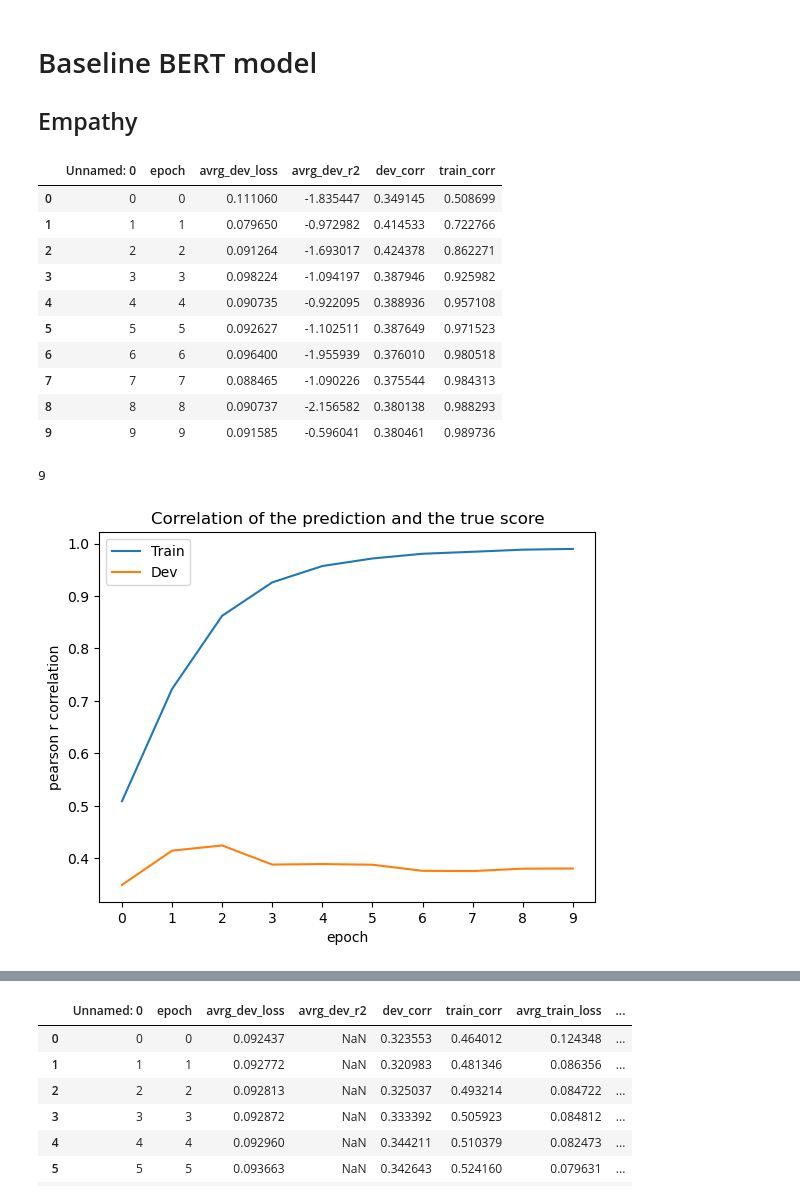
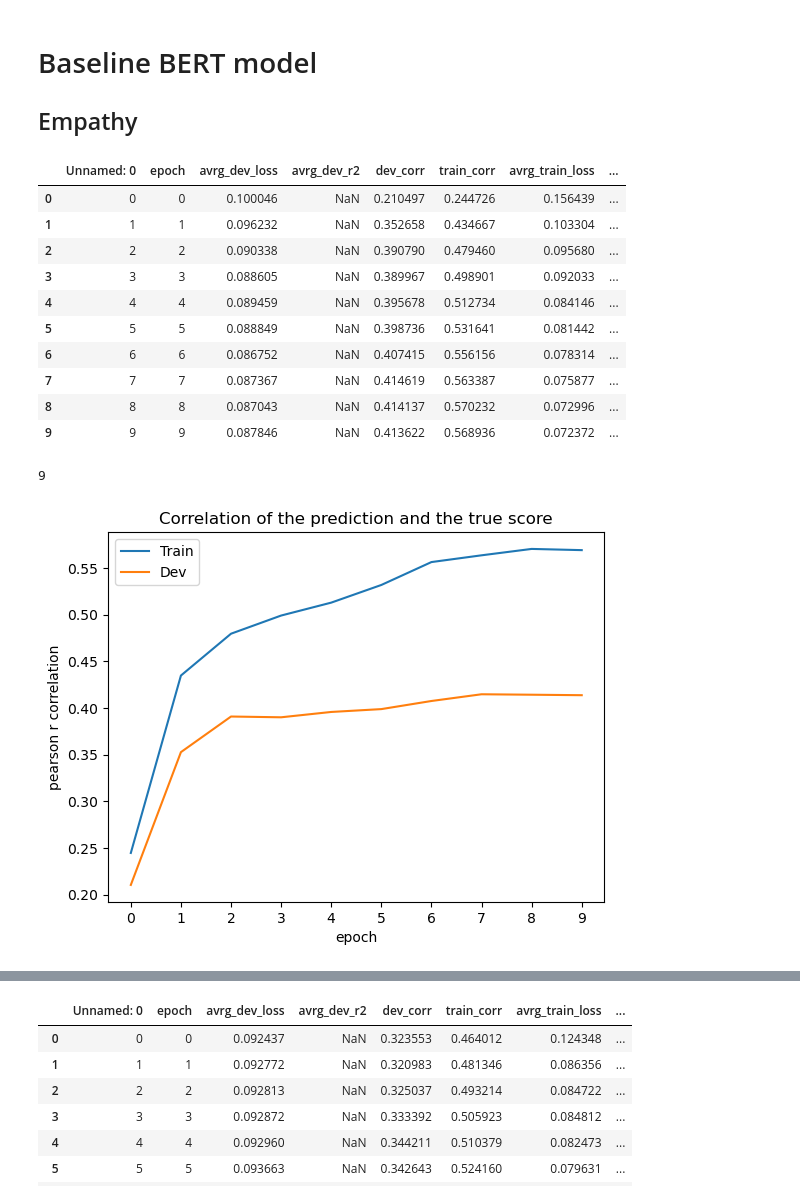
Before and after one commit to myrazma/2022_Masterthesis_Code, a Jupyter notebook: analysis/model_analysis.ipynb, the cells around one changed output, grey strips where cells are left out. Cells and saved outputs as stored; diff of their text form; code cells hidden in the pictures.

```diff
--- a/analysis/model_analysis.ipynb
+++ b/analysis/model_analysis.ipynb
@@ -8,19 +8,19 @@ mpl.rcParams.update(mpl.rcParamsDefault)
 # Baseline BERT model
 ## Empathy
 # %%
-baseline_hist = pd.read_csv('../output/baseline_BERT/history.csv')
-baseline_hist.epoch = baseline_hist.epoch.astype(int)
-baseline_hist
+adapter_model = pd.read_csv('../output/history_adapters_distress_22-04-12_1202.csv')
+adapter_model.epoch = adapter_model.epoch.astype(int)
+adapter_model
 # %% [output]
-|  | Unnamed: 0 | epoch | avrg_dev_loss | avrg_dev_r2 | dev_corr | train_corr |
-| 0 | 0 | 0 | 0.111060 | -1.835447 | 0.349145 | 0.508699 |
-| 1 | 1 | 1 | 0.079650 | -0.972982 | 0.414533 | 0.722766 |
-| 2 | 2 | 2 | 0.091264 | -1.693017 | 0.424378 | 0.862271 |
-| 3 | 3 | 3 | 0.098224 | -1.094197 | 0.387946 | 0.925982 |
-| 4 | 4 | 4 | 0.090735 | -0.922095 | 0.388936 | 0.957108 |
-| 5 | 5 | 5 | 0.092627 | -1.102511 | 0.387649 | 0.971523 |
-| 6 | 6 | 6 | 0.096400 | -1.955939 | 0.376010 | 0.980518 |
-| 7 | 7 | 7 | 0.088465 | -1.090226 | 0.375544 | 0.984313 |
-| 8 | 8 | 8 | 0.090737 | -2.156582 | 0.380138 | 0.988293 |
-| 9 | 9 | 9 | 0.091585 | -0.596041 | 0.380461 | 0.989736 |
+|  | Unnamed: 0 | epoch | avrg_dev_loss | avrg_dev_r2 | dev_corr | train_corr | avrg_train_loss | ... |
+| 0 | 0 | 0 | 0.100046 | NaN | 0.210497 | 0.244726 | 0.156439 | ... |
+| 1 | 1 | 1 | 0.096232 | NaN | 0.352658 | 0.434667 | 0.103304 | ... |
+| 2 | 2 | 2 | 0.090338 | NaN | 0.390790 | 0.479460 | 0.095680 | ... |
+| 3 | 3 | 3 | 0.088605 | NaN | 0.389967 | 0.498901 | 0.092033 | ... |
+| 4 | 4 | 4 | 0.089459 | NaN | 0.395678 | 0.512734 | 0.084146 | ... |
+| 5 | 5 | 5 | 0.088849 | NaN | 0.398736 | 0.531641 | 0.081442 | ... |
+| 6 | 6 | 6 | 0.086752 | NaN | 0.407415 | 0.556156 | 0.078314 | ... |
+| 7 | 7 | 7 | 0.087367 | NaN | 0.414619 | 0.563387 | 0.075877 | ... |
+| 8 | 8 | 8 | 0.087043 | NaN | 0.414137 | 0.570232 | 0.072996 | ... |
+| 9 | 9 | 9 | 0.087846 | NaN | 0.413622 | 0.568936 | 0.072372 | ... |
 # %%
@@ -28,13 +28,13 @@ baseline_hist.epoch.max()
 # %% [output]
 9
 # %%
-plt.plot(baseline_hist[['train_corr', 'dev_corr']], label=['Train', 'Dev'])
+plt.plot(adapter_model[['train_corr', 'dev_corr']], label=['Train', 'Dev'])
 plt.title('Correlation of the prediction and the true score')
 plt.ylabel('pearson r correlation')
 plt.xlabel('epoch')
-plt.xticks(np.array(range(baseline_hist.epoch.max() + 1)))
+plt.xticks(np.array(range(adapter_model.epoch.max() + 1)))
 plt.legend()
 plt.show()
 # %% [output]
-[figure, old version]
+[figure, new version]
 # %%
```
Also changed, not shown: parts of 14 cells of this notebook, 3 other files.
